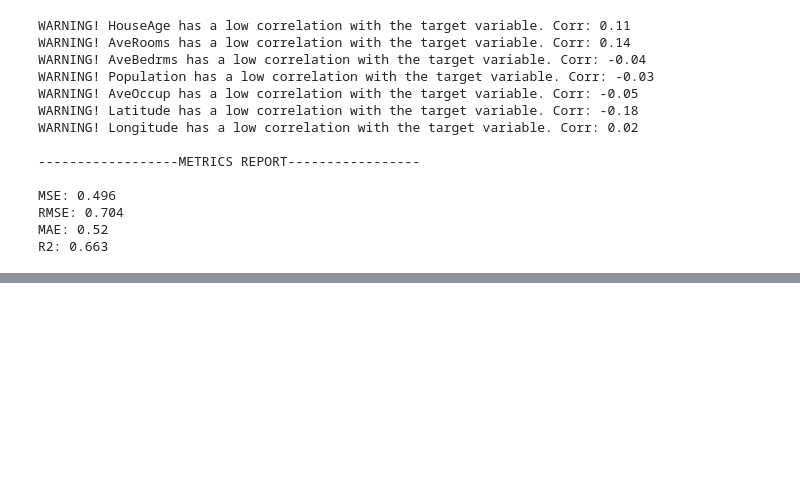
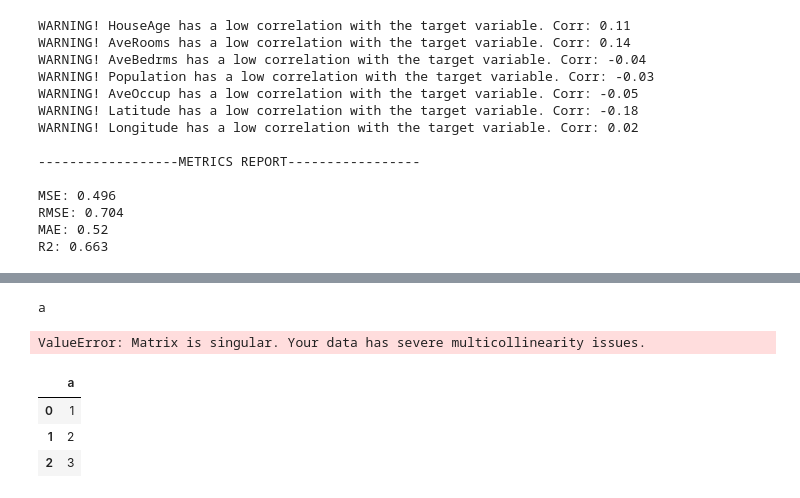
Before and after one commit to juanfortunof/Linear-Regression-From-Scratch, a Jupyter notebook: LinReg_Dev.ipynb, the cells around one changed output, grey strips where cells are left out. Drawn from its saved outputs; the diff is of its cells as text; code cells hidden in the pictures; blank space fills up the shorter version.

```diff
--- a/LinReg_Dev.ipynb
+++ b/LinReg_Dev.ipynb
@@ -305 +379,35 @@ R2: 0.663
+# %%
+import numpy as np
+
+az3 = np.array([[1],
+                [2],
+                [np.NaN]])
+
+for val in az3:
+    if np.isnan(val):
+        print('a')
+# %% [output]
+a
+# %%
+X = pd.DataFrame({"a": [1, 2, 3], "b": [2, 4, 6]})
+
+b = np.ones(shape=(X.shape[0], 1))
+input_b = np.hstack((X, b))
+
+try:
+    weights = (np.linalg.inv(input_b.T @ input_b) @ input_b.T) @ y
+except np.linalg.LinAlgError as e:
+    raise ValueError("Matrix is singular. Your data has severe multicollinearity issues.") from None
+# %% [output]
+ValueError: Matrix is singular. Your data has severe multicollinearity issues.
+# %%
+import pandas as pd
+
+X = pd.DataFrame({"a": [1, 2, 3], "a": [1, 2, 3]})
+X
+# %% [output]
+|  | a |
+| 0 | 1 |
+| 1 | 2 |
+| 2 | 3 |
 # %%
```
Also changed, not shown: parts of 9 cells of this notebook, 2 other files.
